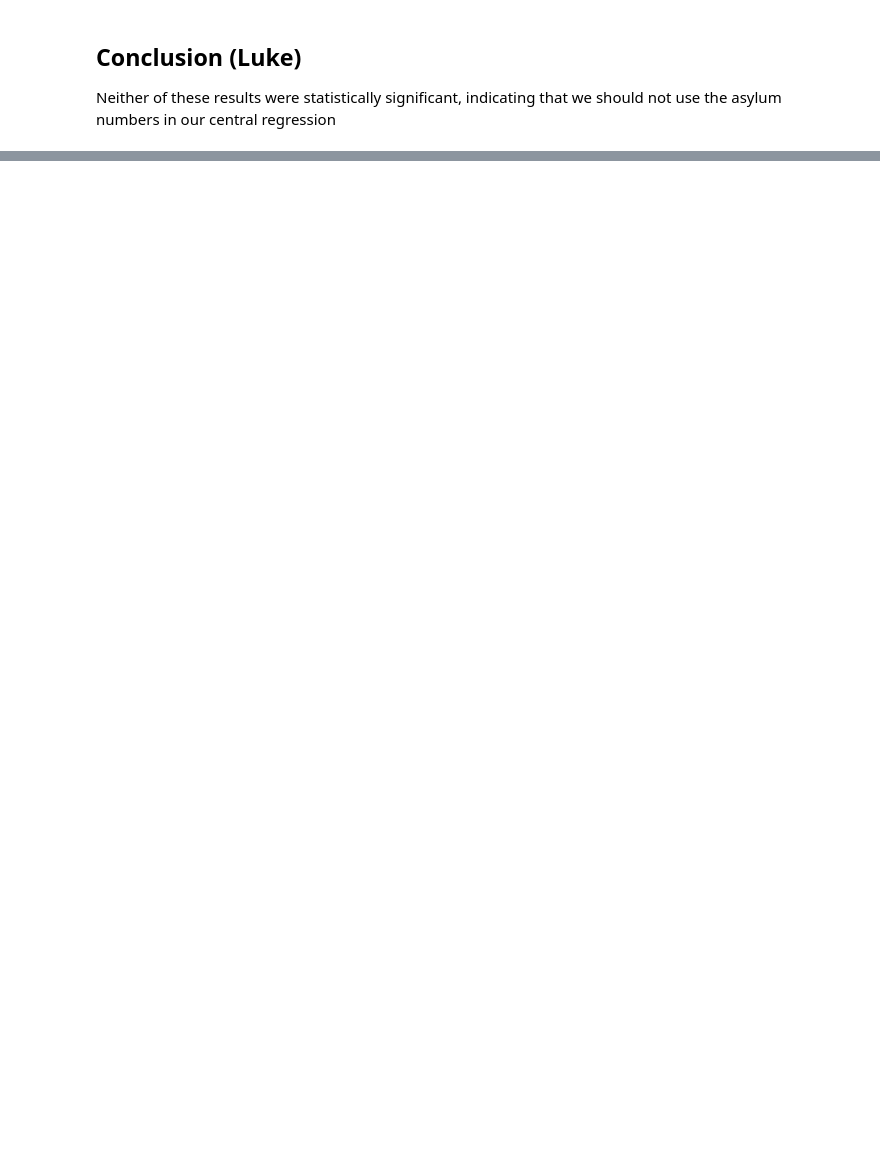
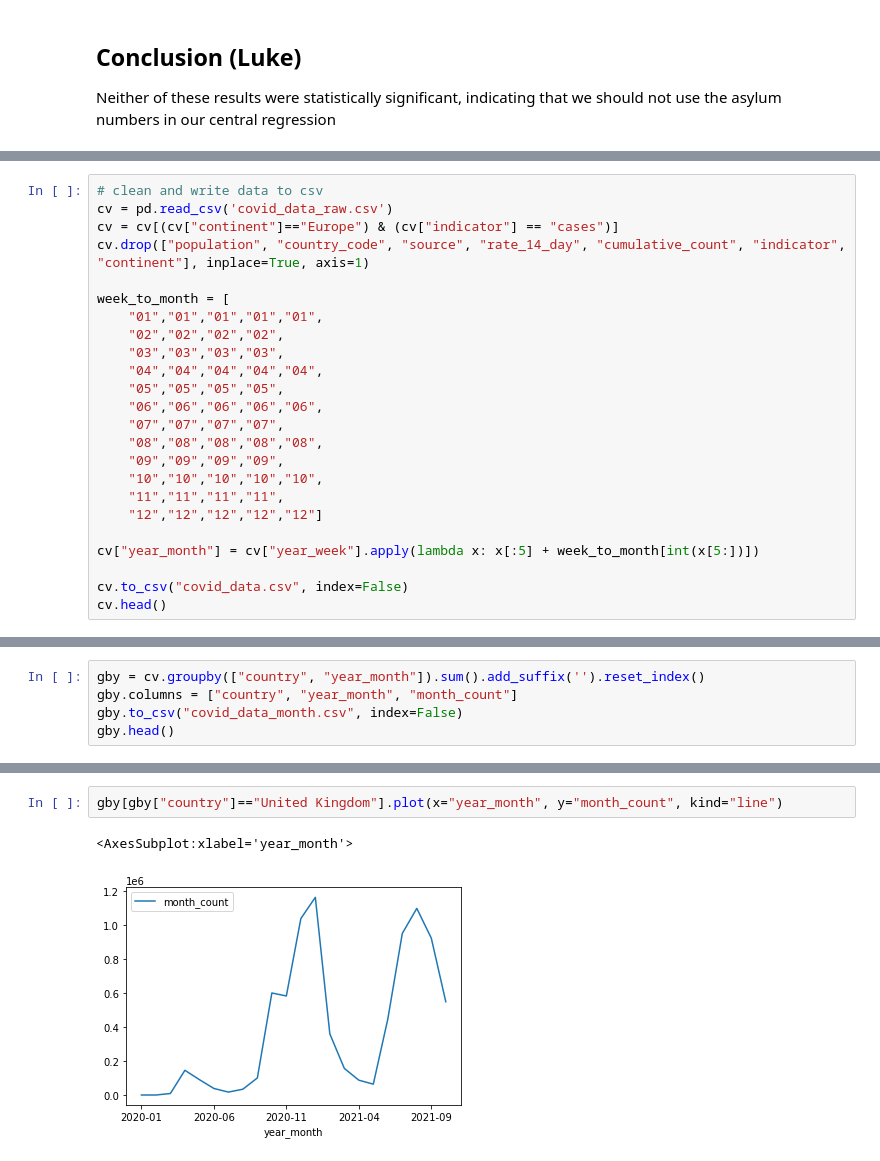
Before and after one commit to silva-nick/cs216-final, a Jupyter notebook: Central.ipynb, the cells around one changed output, grey strips where cells are left out. Cells and saved outputs as stored; diff of their text form; blank space fills up the shorter version.

```diff
--- a/Central.ipynb
+++ b/Central.ipynb
@@ -155,0 +168,24 @@ Neither of these results were statistically significant, indicating that we shou
+# %%
+# clean and write data to csv
+cv = pd.read_csv('covid_data_raw.csv')
+cv = cv[(cv["continent"]=="Europe") & (cv["indicator"] == "cases")]
+cv.drop(["population", "country_code", "source", "rate_14_day", "cumulative_count", "indicator", "continent"], inplace=True, axis=1)
+
+week_to_month = [
+    "01","01","01","01","01",
+    "02","02","02","02",
+    "03","03","03","03",
+    "04","04","04","04","04",
+    "05","05","05","05",
+    "06","06","06","06","06",
+    "07","07","07","07",
+    "08","08","08","08","08",
+    "09","09","09","09",
+    "10","10","10","10","10",
+    "11","11","11","11",
+    "12","12","12","12","12"]
+
+cv["year_month"] = cv["year_week"].apply(lambda x: x[:5] + week_to_month[int(x[5:])])
+
+cv.to_csv("covid_data.csv", index=False)
+cv.head()
@@ -155,0 +199,5 @@ Neither of these results were statistically significant, indicating that we shou
+# %%
+gby = cv.groupby(["country", "year_month"]).sum().add_suffix('').reset_index()
+gby.columns = ["country", "year_month", "month_count"]
+gby.to_csv("covid_data_month.csv", index=False)
+gby.head()
@@ -155,0 +211,5 @@ Neither of these results were statistically significant, indicating that we shou
+# %%
+gby[gby["country"]=="United Kingdom"].plot(x="year_month", y="month_count", kind="line")
+# %% [output]
+<AxesSubplot:xlabel='year_month'>
+[figure, added]
```
Also changed, not shown: parts of 33 cells of this notebook, 7 other files.
